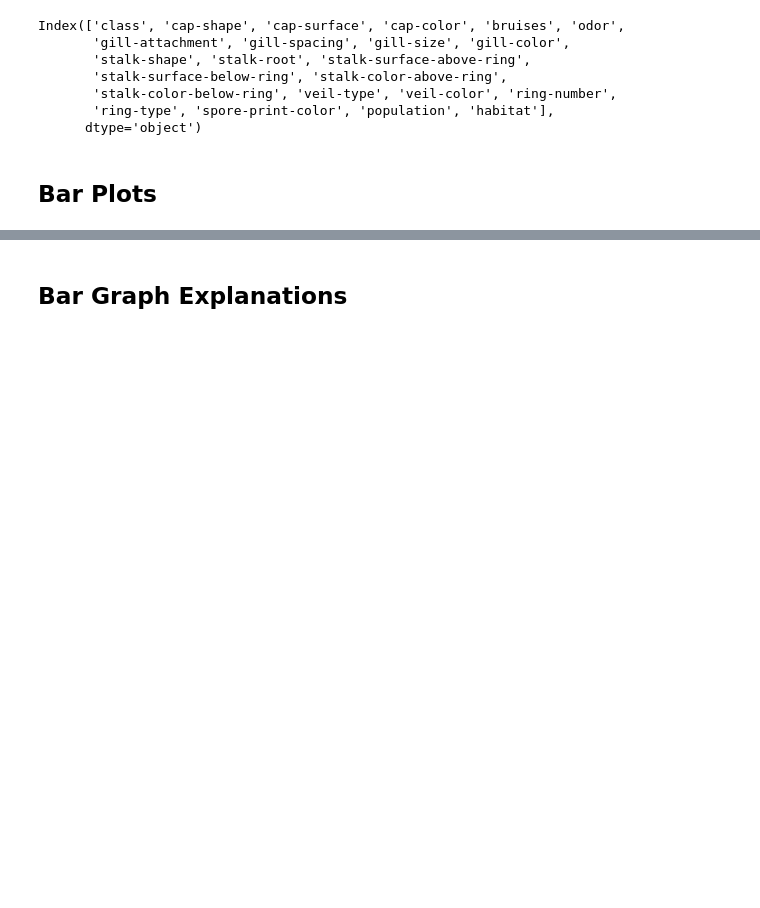
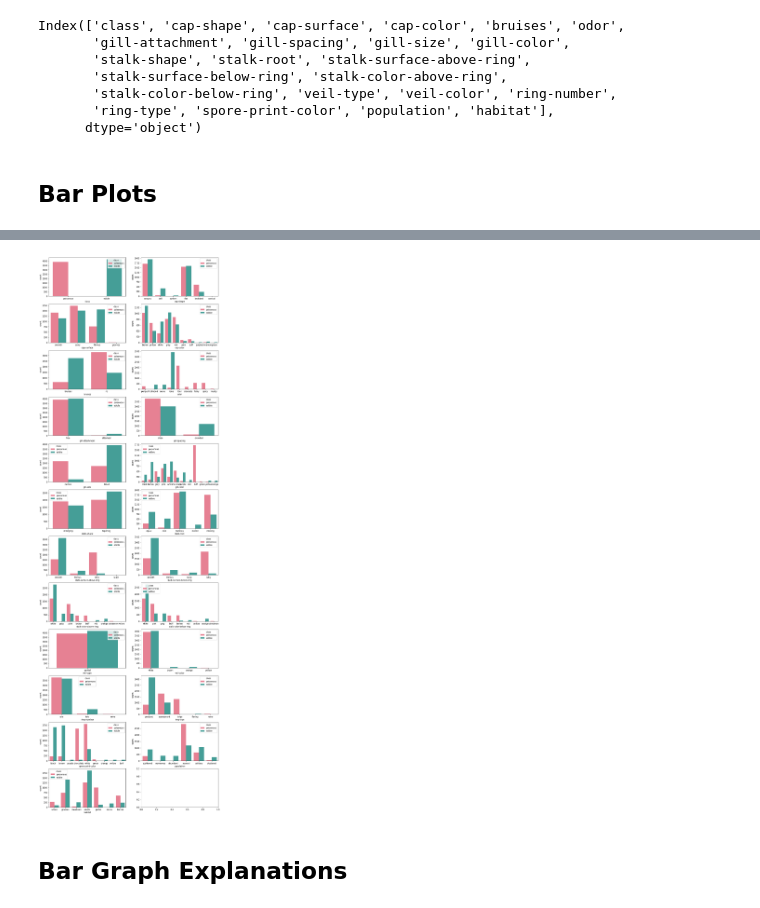
Before and after one commit to raizelistaken/Classification_project3, a Jupyter notebook: Wed.ipynb, the cells around one changed output, grey strips where cells are left out. Cells and saved outputs as stored; diff of their text form; code cells hidden in the pictures; blank space fills up the shorter version.

```diff
--- a/Wed.ipynb
+++ b/Wed.ipynb
@@ -74,3 +78,12 @@ plt.savefig('bargraphsPE.jpg')
+# %%
+fig, axes = plt.subplots (ncols = 2, nrows = 12, figsize = (15, 50))
+
+for i, column in enumerate(df):
+    ax = axes[i//2][i%2]
+    fig = sns.countplot(x=column, hue="class", data=df, palette = 'husl', ax=ax)
+#     plt.close()
+# %% [output]
+[figure, added]
 # %% [markdown]
 ## Bar Graph Explanations
 # %% [markdown]
```
Also changed, not shown: parts of 5 cells of this notebook.
